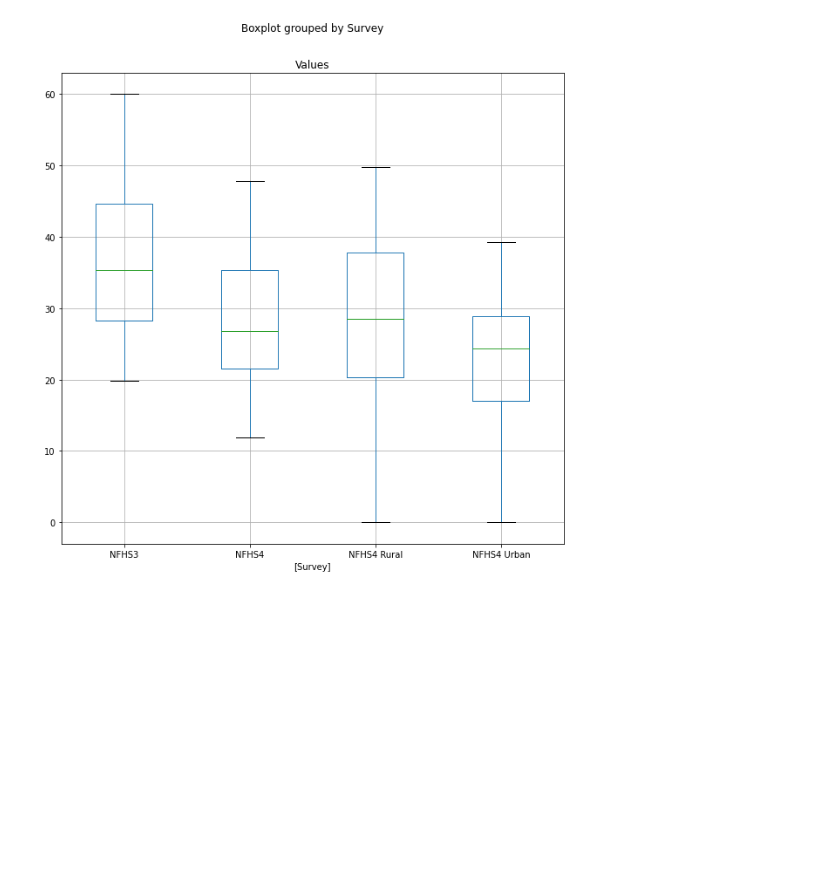
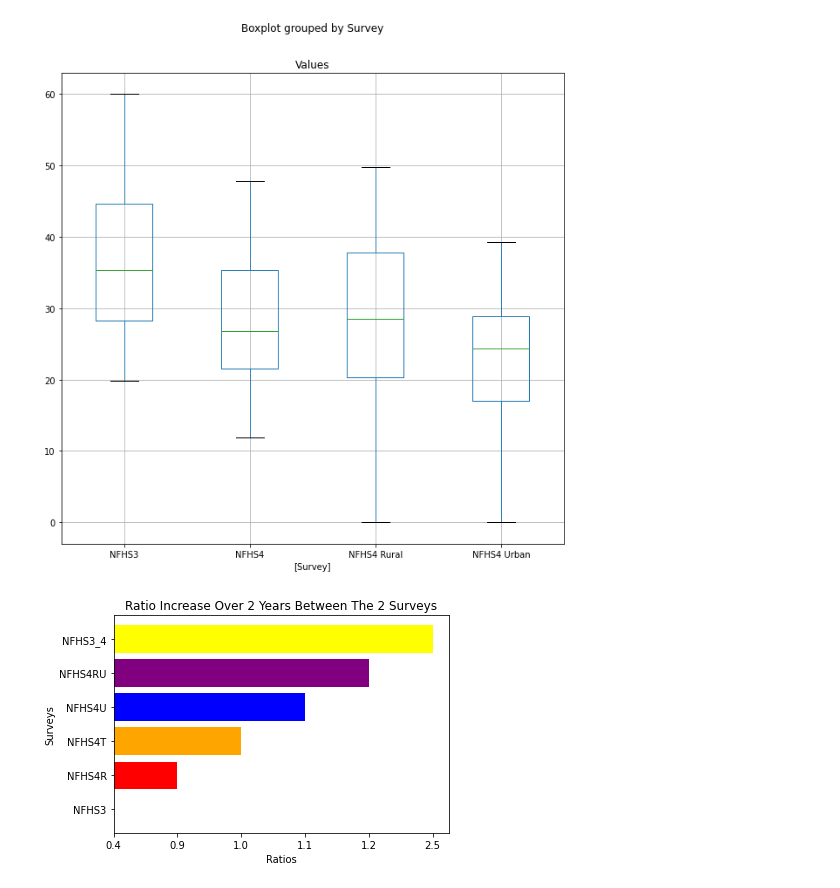
Before and after one commit to narayanan-nithya/Group_Project_Nutritional_Analysis_Of_Children_Under_Age_5, a Jupyter notebook: Complete_Nutritional_Analysis.ipynb, the cells around one changed output. Drawn from its saved outputs; the diff is of its cells as text; code cells hidden in the pictures; blank space fills up the shorter version.

Commit message:
Bar Chart For Ratio Analyis.

```diff
--- a/Complete_Nutritional_Analysis.ipynb
+++ b/Complete_Nutritional_Analysis.ipynb
@@ -871,3 +870,17 @@ plt.savefig("Bar Plots - NFHS3 Vs NFHS4")
 # %% [output]
 <Figure size 432x288 with 0 Axes>
 [figure]
+# %%
+chart_ratio =pd.DataFrame({"Surveys":["NFHS3","NFHS4R","NFHS4T","NFHS4U","NFHS4RU","NFHS3_4"],
+                               "Ratios":["0.4","0.9","1.0","1.1","1.2","2.5"]})
+x_axis = chart_ratio["Surveys"]
+y_axis = chart_ratio["Ratios"]
+
+plt.title("Ratio Increase Over 2 Years Between The 2 Surveys")
+plt.xlabel("Ratios")
+plt.ylabel("Surveys")
+plt.barh(x_axis,y_axis,color=['yellow', 'red', 'orange', 'blue', 'purple'],linewidth =5)
+plt.savefig("Bar Plot Of Ratio Increase Over Years Between The Two Surveys")
+plt.show()
+# %% [output]
+[figure, added]
```
Also changed, not shown: parts of 1 cell of this notebook, 2 other files.
